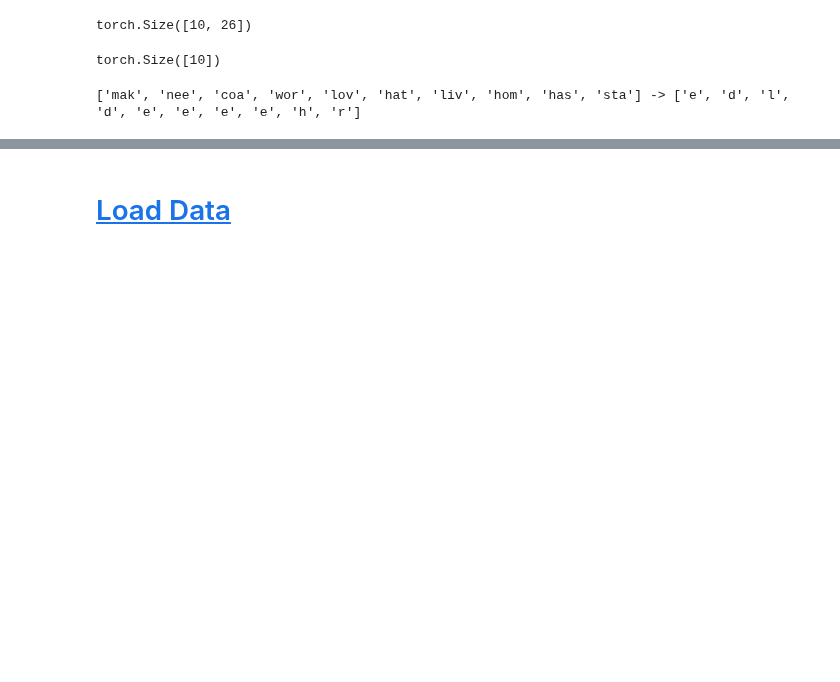
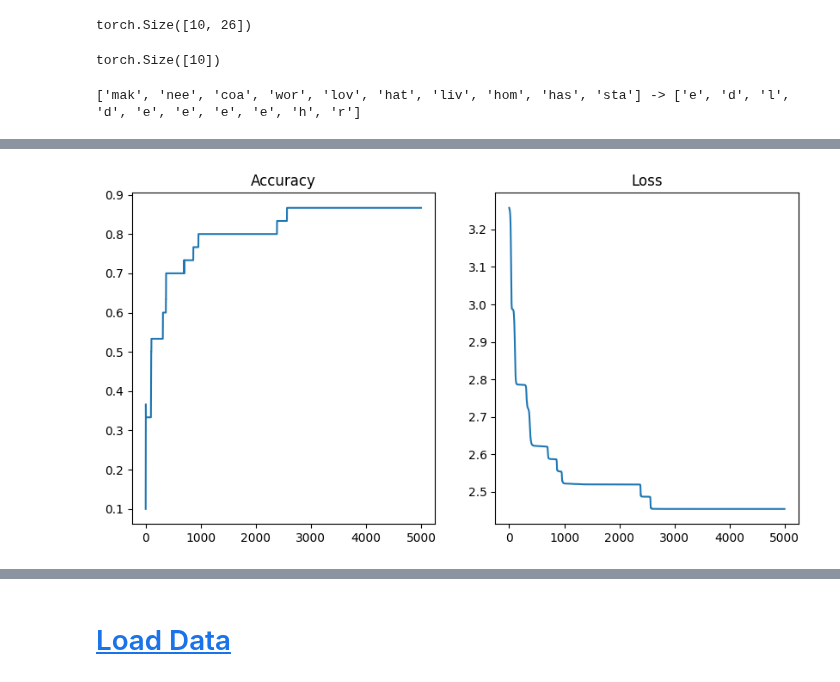
Before and after one commit to parking-place/PlayData_v2, a Jupyter notebook: 06. deep learning/3. NLP Pytorch/4. LSTM.ipynb, the cells around one changed output, grey strips where cells are left out. Cells and saved outputs as stored; diff of their text form; code cells hidden in the pictures; blank space fills up the shorter version.

```diff
--- a/06. deep learning/3. NLP Pytorch/4. LSTM.ipynb
+++ b/06. deep learning/3. NLP Pytorch/4. LSTM.ipynb
@@ -250,0 +447,47 @@ print(inputs, '->', [number_dict[n.item()] for n in pred_max])
+# %%
+from tqdm import tqdm
+from sklearn.metrics import accuracy_score
+######################
+# 학습
+######################
+acc_list = []
+loss_list = []
+for epoch in tqdm(range(N_EPOCHS)):
+    # 모델을 학습 모드로 설정
+    model.train()
+    # 배치 사이즈 만큼 데이터를 불러옴
+    for X, y in fc_train_loader:
+        # print(X, y)
+        # 데이터를 디바이스에 할당
+        X = X.to(DEVICE)
+        y = y.to(DEVICE)
+        # 모델을 통해 예측
+        pred = model(X)
+        # 손실함수를 통해 손실값 계산
+        loss = loss_fn(pred, y)
+        # 기울기 초기화
+        optimizer.zero_grad()
+        # 역전파
+        loss.backward()
+        # 가중치 업데이트
+        optimizer.step()
+        # 정확도 계산
+        acc_score = accuracy_score(pred.cpu().detach().numpy().argmax(axis=-1),
+                                    y.cpu().numpy().argmax(axis=-1),
+                                    )
+        # 정확도와 손실값을 리스트에 저장
+        acc_list.append(acc_score)
+        loss_list.append(loss.item())
+# %%
+from matplotlib import pyplot as plt
+######################
+# 학습 결과 시각화
+######################
+fig, axes = plt.subplots(1, 2, figsize=(10, 5))
+axes[0].plot(acc_list)
+axes[0].set_title('Accuracy')
+axes[1].plot(loss_list)
+axes[1].set_title('Loss')
+plt.show()
+# %% [output]
+[figure, added]
```
Also changed, not shown: parts of 14 cells of this notebook.
